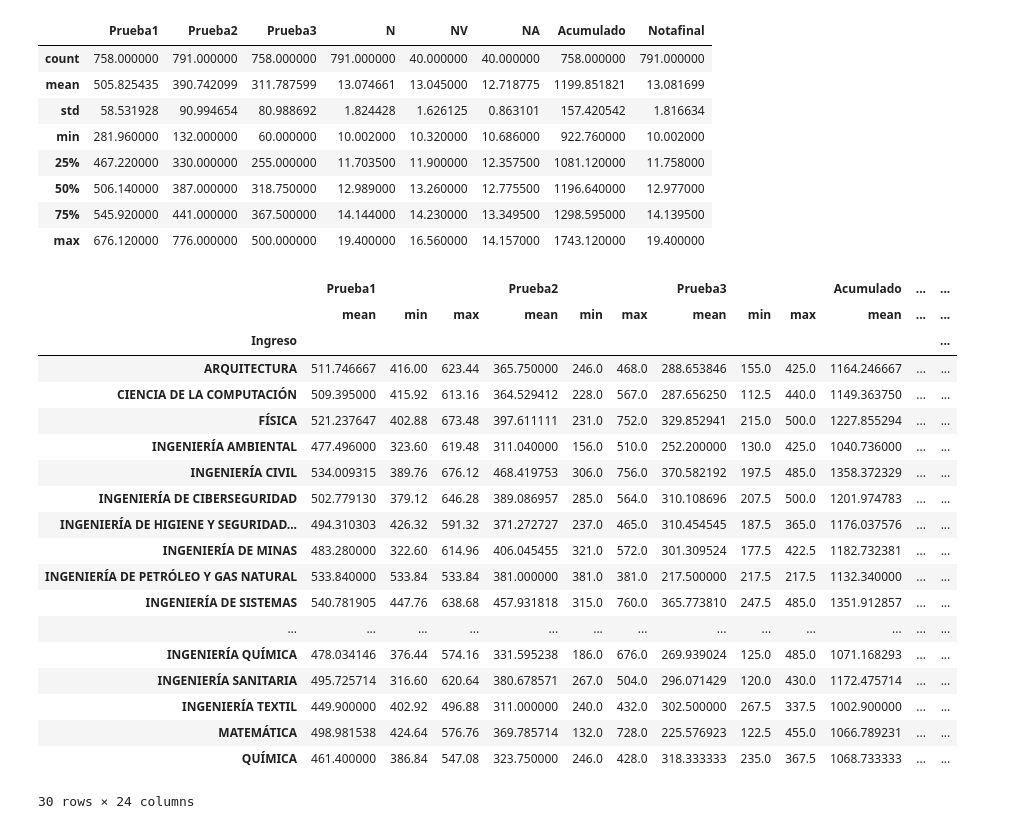
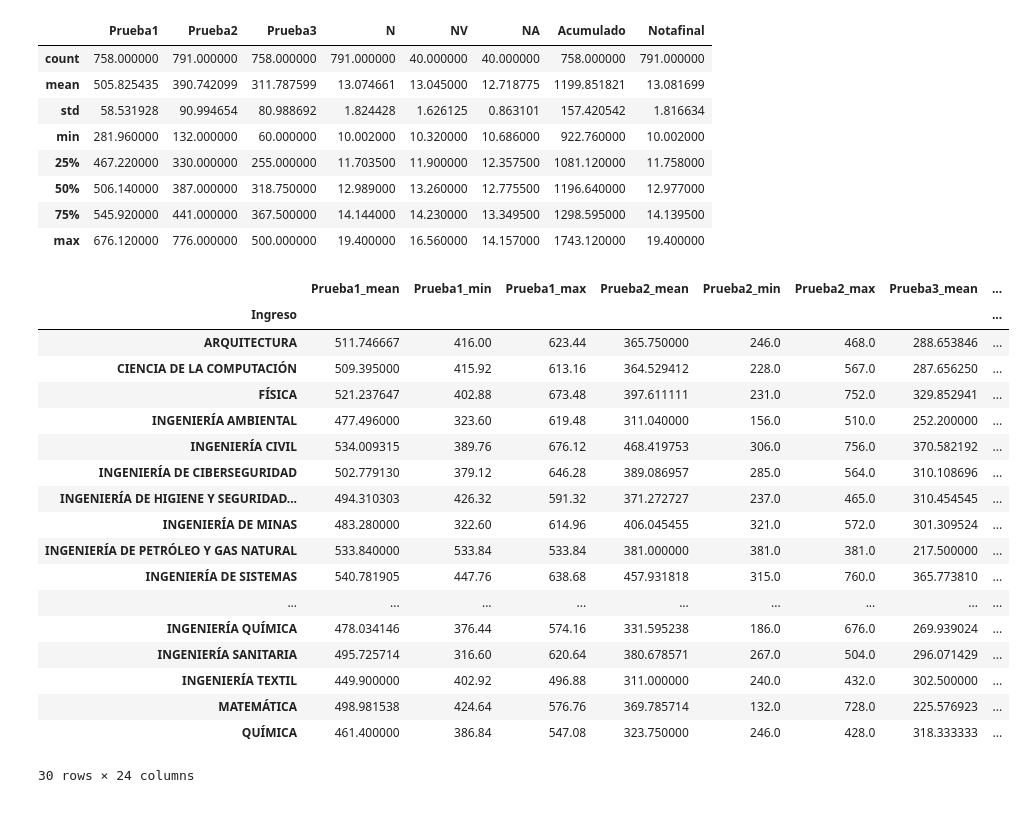
Before and after one commit to JBRICENO92/UNI_webScrapping, a Jupyter notebook: Santiago_Notebook.ipynb, the cells around one changed output. Saved outputs shown, nothing was run; the diff lists cells and outputs as text; code cells hidden in the pictures.

```diff
--- a/Santiago_Notebook.ipynb
+++ b/Santiago_Notebook.ipynb
@@ -110,26 +111,28 @@ Ingreso_df[Numeric_cols].describe()
 | 75% | 545.920000 | 441.000000 | 367.500000 | 14.144000 | 14.230000 | 13.349500 | 1298.595000 | 14.139500 |
 | max | 676.120000 | 776.000000 | 500.000000 | 19.400000 | 16.560000 | 14.157000 | 1743.120000 | 19.400000 |
 # %%
-Ingreso_df.groupby('Ingreso').agg(['mean','min','max'])
+Ingreso_df_stats = Ingreso_df.groupby('Ingreso')[Numeric_cols].agg(['mean','min','max'])
+Ingreso_df_stats.columns = Ingreso_df_stats.columns.map('_'.join)
 # .sort_values(by='Notafinal',ascending=False)
-# %% [output]
-|  | Prueba1 |  |  | Prueba2 |  |  | Prueba3 |  |  | Acumulado | ... | ... |
-|  | mean | min | max | mean | min | max | mean | min | max | mean | ... | ... |
-| Ingreso |  |  |  |  |  |  |  |  |  |  |  | ... |
-| ARQUITECTURA | 511.746667 | 416.00 | 623.44 | 365.750000 | 246.0 | 468.0 | 288.653846 | 155.0 | 425.0 | 1164.246667 | ... | ... |
-| CIENCIA DE LA COMPUTACIÓN | 509.395000 | 415.92 | 613.16 | 364.529412 | 228.0 | 567.0 | 287.656250 | 112.5 | 440.0 | 1149.363750 | ... | ... |
-| FÍSICA | 521.237647 | 402.88 | 673.48 | 397.611111 | 231.0 | 752.0 | 329.852941 | 215.0 | 500.0 | 1227.855294 | ... | ... |
-| INGENIERÍA AMBIENTAL | 477.496000 | 323.60 | 619.48 | 311.040000 | 156.0 | 510.0 | 252.200000 | 130.0 | 425.0 | 1040.736000 | ... | ... |
-| INGENIERÍA CIVIL | 534.009315 | 389.76 | 676.12 | 468.419753 | 306.0 | 756.0 | 370.582192 | 197.5 | 485.0 | 1358.372329 | ... | ... |
-| INGENIERÍA DE CIBERSEGURIDAD | 502.779130 | 379.12 | 646.28 | 389.086957 | 285.0 | 564.0 | 310.108696 | 207.5 | 500.0 | 1201.974783 | ... | ... |
-| INGENIERÍA DE HIGIENE Y SEGURIDAD... | 494.310303 | 426.32 | 591.32 | 371.272727 | 237.0 | 465.0 | 310.454545 | 187.5 | 365.0 | 1176.037576 | ... | ... |
-| INGENIERÍA DE MINAS | 483.280000 | 322.60 | 614.96 | 406.045455 | 321.0 | 572.0 | 301.309524 | 177.5 | 422.5 | 1182.732381 | ... | ... |
-| INGENIERÍA DE PETRÓLEO Y GAS NATURAL | 533.840000 | 533.84 | 533.84 | 381.000000 | 381.0 | 381.0 | 217.500000 | 217.5 | 217.5 | 1132.340000 | ... | ... |
-| INGENIERÍA DE SISTEMAS | 540.781905 | 447.76 | 638.68 | 457.931818 | 315.0 | 760.0 | 365.773810 | 247.5 | 485.0 | 1351.912857 | ... | ... |
-| ... | ... | ... | ... | ... | ... | ... | ... | ... | ... | ... | ... | ... |
-| INGENIERÍA QUÍMICA | 478.034146 | 376.44 | 574.16 | 331.595238 | 186.0 | 676.0 | 269.939024 | 125.0 | 485.0 | 1071.168293 | ... | ... |
-| INGENIERÍA SANITARIA | 495.725714 | 316.60 | 620.64 | 380.678571 | 267.0 | 504.0 | 296.071429 | 120.0 | 430.0 | 1172.475714 | ... | ... |
-| INGENIERÍA TEXTIL | 449.900000 | 402.92 | 496.88 | 311.000000 | 240.0 | 432.0 | 302.500000 | 267.5 | 337.5 | 1002.900000 | ... | ... |
-| MATEMÁTICA | 498.981538 | 424.64 | 576.76 | 369.785714 | 132.0 | 728.0 | 225.576923 | 122.5 | 455.0 | 1066.789231 | ... | ... |
-| QUÍMICA | 461.400000 | 386.84 | 547.08 | 323.750000 | 246.0 | 428.0 | 318.333333 | 235.0 | 367.5 | 1068.733333 | ... | ... |
-30 rows × 24 columns
+# %%
+Ingreso_df_stats
+# %% [output]
+|  | Prueba1_mean | Prueba1_min | Prueba1_max | Prueba2_mean | Prueba2_min | Prueba2_max | Prueba3_mean | ... |
+| Ingreso |  |  |  |  |  |  |  | ... |
+| ARQUITECTURA | 511.746667 | 416.00 | 623.44 | 365.750000 | 246.0 | 468.0 | 288.653846 | ... |
+| CIENCIA DE LA COMPUTACIÓN | 509.395000 | 415.92 | 613.16 | 364.529412 | 228.0 | 567.0 | 287.656250 | ... |
+| FÍSICA | 521.237647 | 402.88 | 673.48 | 397.611111 | 231.0 | 752.0 | 329.852941 | ... |
+| INGENIERÍA AMBIENTAL | 477.496000 | 323.60 | 619.48 | 311.040000 | 156.0 | 510.0 | 252.200000 | ... |
+| INGENIERÍA CIVIL | 534.009315 | 389.76 | 676.12 | 468.419753 | 306.0 | 756.0 | 370.582192 | ... |
+| INGENIERÍA DE CIBERSEGURIDAD | 502.779130 | 379.12 | 646.28 | 389.086957 | 285.0 | 564.0 | 310.108696 | ... |
+| INGENIERÍA DE HIGIENE Y SEGURIDAD... | 494.310303 | 426.32 | 591.32 | 371.272727 | 237.0 | 465.0 | 310.454545 | ... |
+| INGENIERÍA DE MINAS | 483.280000 | 322.60 | 614.96 | 406.045455 | 321.0 | 572.0 | 301.309524 | ... |
+| INGENIERÍA DE PETRÓLEO Y GAS NATURAL | 533.840000 | 533.84 | 533.84 | 381.000000 | 381.0 | 381.0 | 217.500000 | ... |
+| INGENIERÍA DE SISTEMAS | 540.781905 | 447.76 | 638.68 | 457.931818 | 315.0 | 760.0 | 365.773810 | ... |
+| ... | ... | ... | ... | ... | ... | ... | ... | ... |
+| INGENIERÍA QUÍMICA | 478.034146 | 376.44 | 574.16 | 331.595238 | 186.0 | 676.0 | 269.939024 | ... |
+| INGENIERÍA SANITARIA | 495.725714 | 316.60 | 620.64 | 380.678571 | 267.0 | 504.0 | 296.071429 | ... |
+| INGENIERÍA TEXTIL | 449.900000 | 402.92 | 496.88 | 311.000000 | 240.0 | 432.0 | 302.500000 | ... |
+| MATEMÁTICA | 498.981538 | 424.64 | 576.76 | 369.785714 | 132.0 | 728.0 | 225.576923 | ... |
+| QUÍMICA | 461.400000 | 386.84 | 547.08 | 323.750000 | 246.0 | 428.0 | 318.333333 | ... |
+30 rows × 24 columns
```
Also changed, not shown: parts of 4 cells of this notebook.
